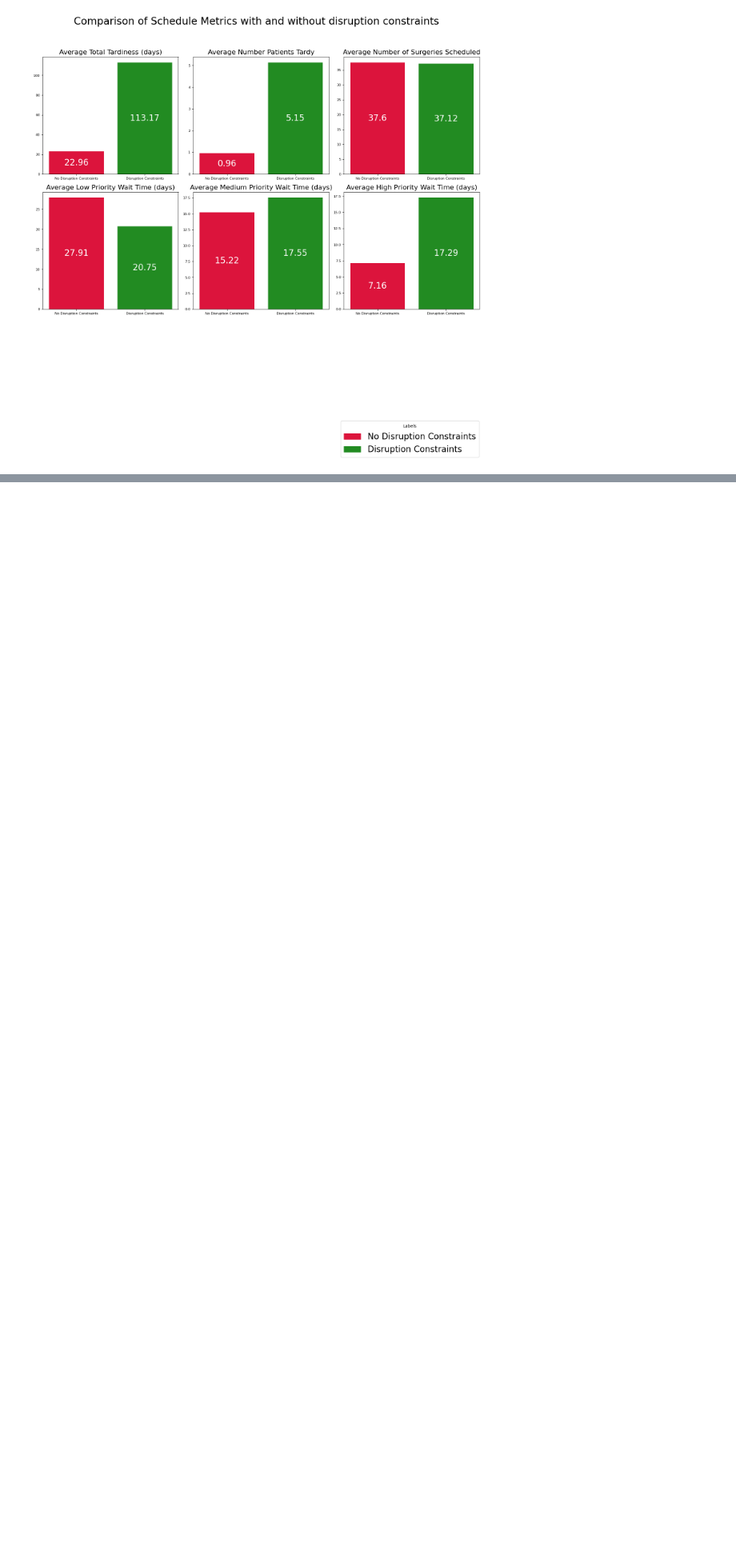
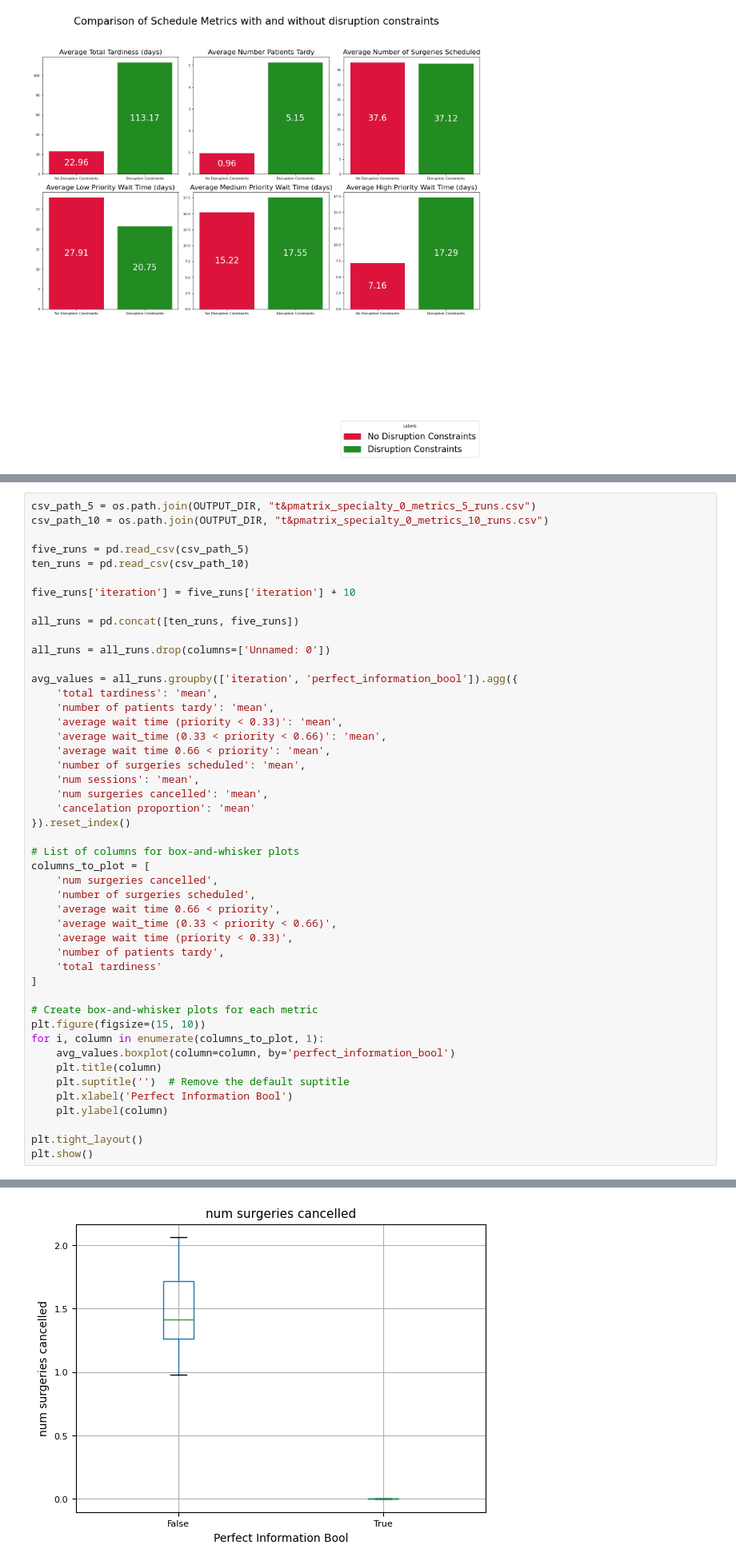
Before and after one commit to brodie11/surgery_scheduling, a Jupyter notebook: brodie_perrie_code/src/scripts/brodie_plotting.ipynb, the cells around one changed output, grey strips where cells are left out. Shown at 80% size. Drawn from its saved outputs; the diff is of its cells as text; blank space fills up the shorter version.

Commit message:
quantified improvement for inconvenient schedules

```diff
--- a/brodie_perrie_code/src/scripts/brodie_plotting.ipynb
+++ b/brodie_perrie_code/src/scripts/brodie_plotting.ipynb
@@ -179,0 +182,48 @@ plt.show()
+# %%
+csv_path_5 = os.path.join(OUTPUT_DIR, "t&pmatrix_specialty_0_metrics_5_runs.csv")
+csv_path_10 = os.path.join(OUTPUT_DIR, "t&pmatrix_specialty_0_metrics_10_runs.csv")
+
+five_runs = pd.read_csv(csv_path_5)
+ten_runs = pd.read_csv(csv_path_10)
+
+five_runs['iteration'] = five_runs['iteration'] + 10
+
+all_runs = pd.concat([ten_runs, five_runs])
+
+all_runs = all_runs.drop(columns=['Unnamed: 0'])
+
+avg_values = all_runs.groupby(['iteration', 'perfect_information_bool']).agg({
+    'total tardiness': 'mean',
+    'number of patients tardy': 'mean',
+    'average wait time (priority < 0.33)': 'mean',
+    'average wait_time (0.33 < priority < 0.66)': 'mean',
+    'average wait time 0.66 < priority': 'mean',
+    'number of surgeries scheduled': 'mean',
+    'num sessions': 'mean',
+    'num surgeries cancelled': 'mean',
+    'cancelation proportion': 'mean'
+}).reset_index()
+
+# List of columns for box-and-whisker plots
+columns_to_plot = [
+    'num surgeries cancelled',
+    'number of surgeries scheduled',
+    'average wait time 0.66 < priority',
+    'average wait_time (0.33 < priority < 0.66)',
+    'average wait time (priority < 0.33)',
+    'number of patients tardy',
+    'total tardiness'
+]
+
+# Create box-and-whisker plots for each metric
+plt.figure(figsize=(15, 10))
+for i, column in enumerate(columns_to_plot, 1):
+    avg_values.boxplot(column=column, by='perfect_information_bool')
+    plt.title(column)
+    plt.suptitle('')  # Remove the default suptitle
+    plt.xlabel('Perfect Information Bool')
+    plt.ylabel(column)
+
+plt.tight_layout()
+plt.show()
+# %% [output]
@@ -179,0 +231 @@ plt.show()
+[figure, added]
```
Also changed, not shown: parts of 3 cells of this notebook, 3 other files.
